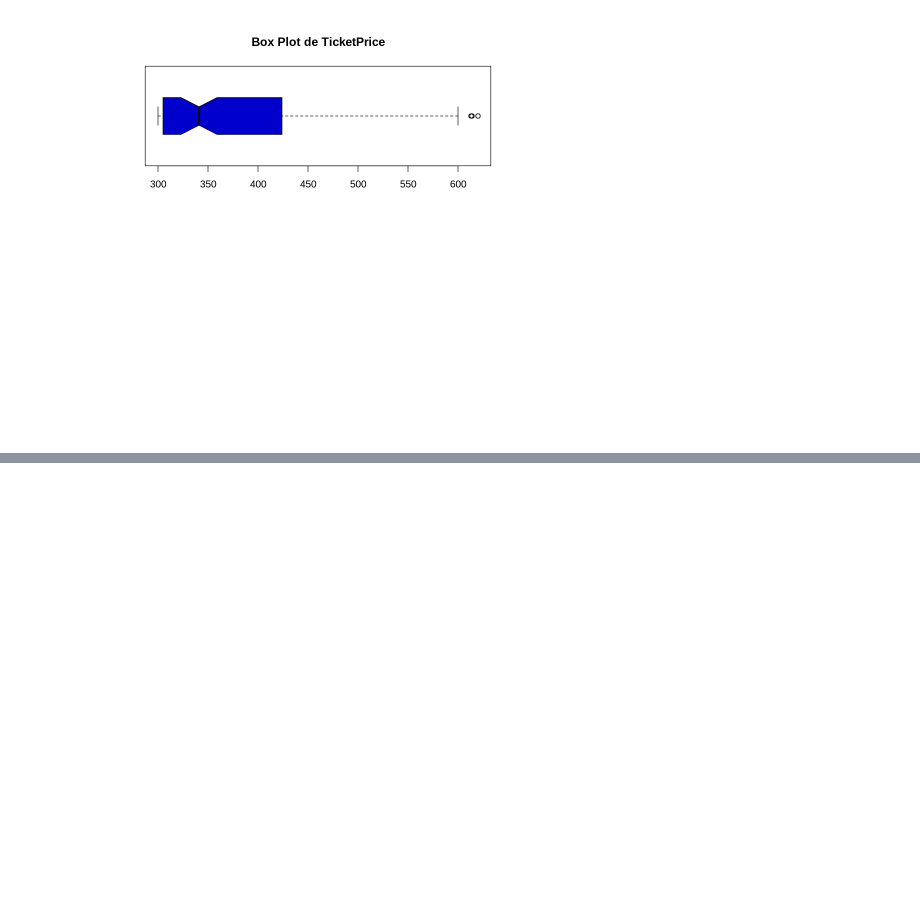
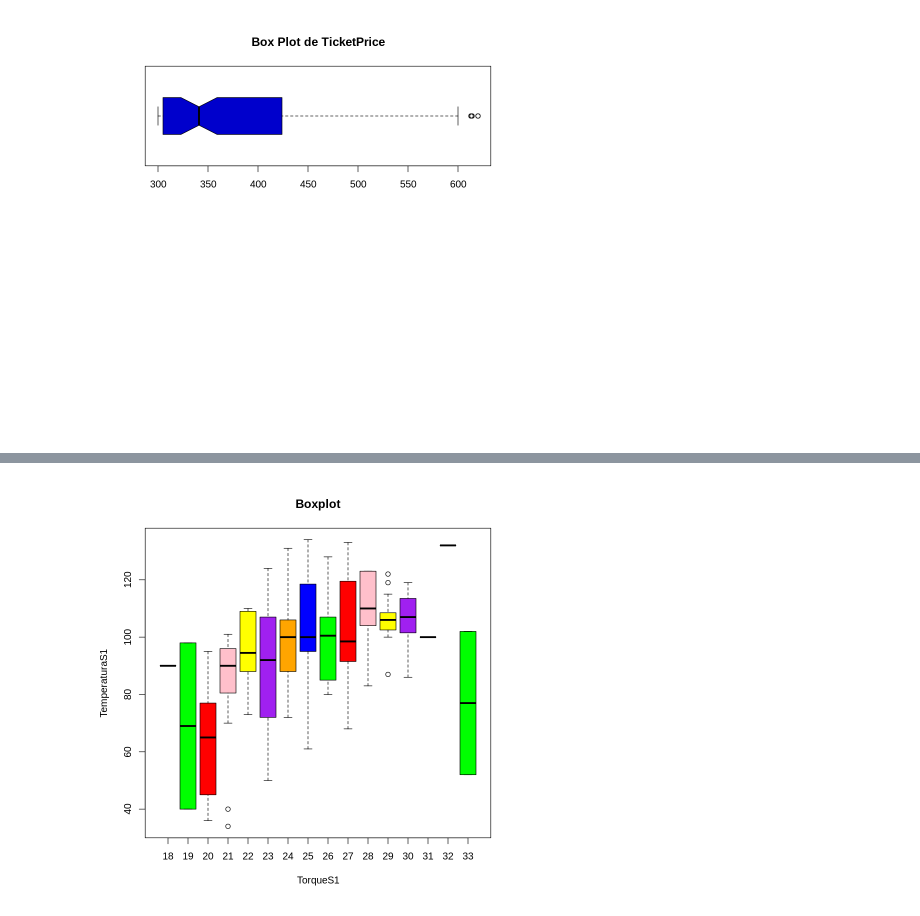
Before and after one commit to DeaAnalytics/univ-workshop, a Jupyter notebook: notebooks/R/Sesion2.ipynb, the cells around one changed output, grey strips where cells are left out. Cells and saved outputs as stored; diff of their text form; code cells hidden in the pictures; blank space fills up the shorter version.

```diff
--- a/notebooks/R/Sesion2.ipynb
+++ b/notebooks/R/Sesion2.ipynb
@@ -107,0 +148,7 @@ par(mfrow = c(1,1))
+# %%
+#Ahora hagamos una serie de boxplot para ver la relación de una variable respecto ala otra y le damos un poco de formato:
+#Primero veo que variables quiero relacionar y lo renombro como dftable, después obtengo el boxplot correspondiente.
+dftable <- data.frame(df2$TempS1, df2$TorqueS1)
+boxplot(df2.TempS1 ~ df2.TorqueS1, data=dftable, main="Boxplot", xlab = "TorqueS1", ylab = "TemperaturaS1", col = c("blue", "green", "red", "pink", "yellow", "purple", "orange"))
+# %% [output]
+[figure, added]
```
Also changed, not shown: parts of 9 cells of this notebook.
